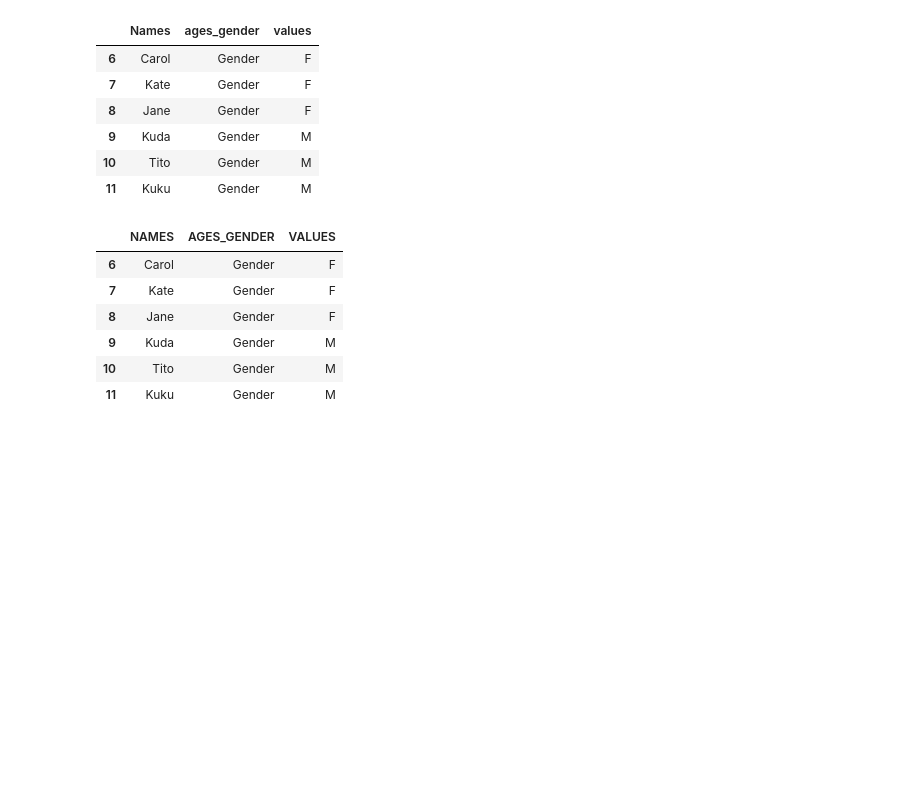
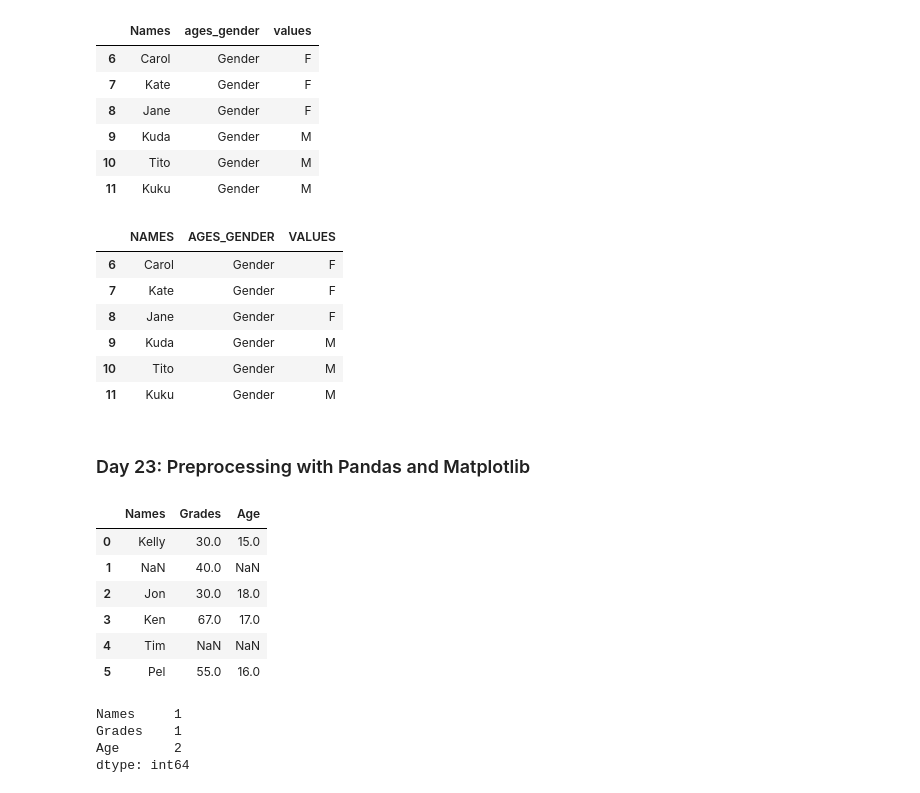
Before and after one commit to hectorherreraespinola/DataAnalys50DaysChallenge, a Jupyter notebook: 50DaysChallenge.ipynb, the cells around one changed output. Cells and saved outputs as stored; diff of their text form; code cells hidden in the pictures; blank space fills up the shorter version.

```diff
--- a/50DaysChallenge.ipynb
+++ b/50DaysChallenge.ipynb
@@ -1489,3 +1489,28 @@ names_gender
 | 9 | Kuda | Gender | M |
 | 10 | Tito | Gender | M |
 | 11 | Kuku | Gender | M |
+# %% [markdown]
+### Day 23: Preprocessing with Pandas and Matplotlib
+# %%
+#Create a pandas DataFrame from the lists above. Write acode to check if there are any missing values in the columns of the DataFrame.
+names = ["Kelly", np.nan, 'Jon', 'Ken', 'Tim', 'Pel']
+grades = [30, 40, 30, 67, np.nan, 55]
+age =[15, np.nan, 18, 17, np.nan, 16]
+
+df23= pd.DataFrame({'Names': names,'Grades':grades,'Age': age})
+df23
+# %% [output]
+|  | Names | Grades | Age |
+| 0 | Kelly | 30.0 | 15.0 |
+| 1 | NaN | 40.0 | NaN |
+| 2 | Jon | 30.0 | 18.0 |
+| 3 | Ken | 67.0 | 17.0 |
+| 4 | Tim | NaN | NaN |
+| 5 | Pel | 55.0 | 16.0 |
+# %%
+df23.isnull().sum()
+# %% [output]
+Names     1
+Grades    1
+Age       2
+dtype: int64
```
Also changed, not shown: parts of 4 cells of this notebook.
